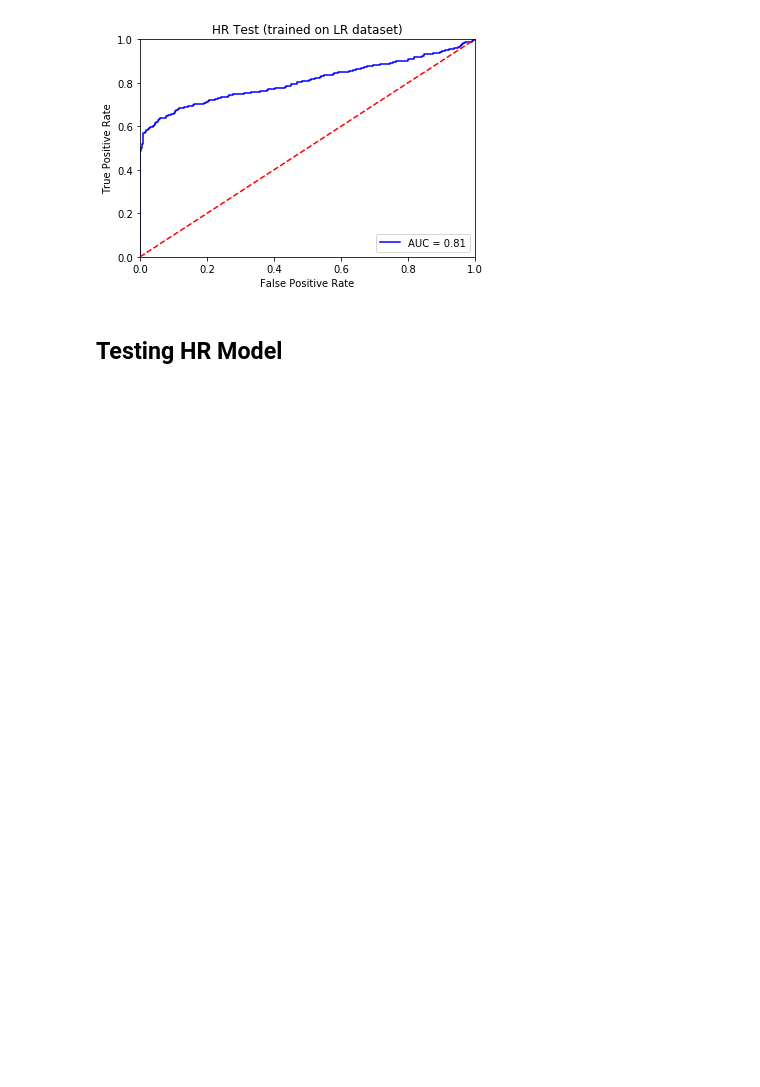
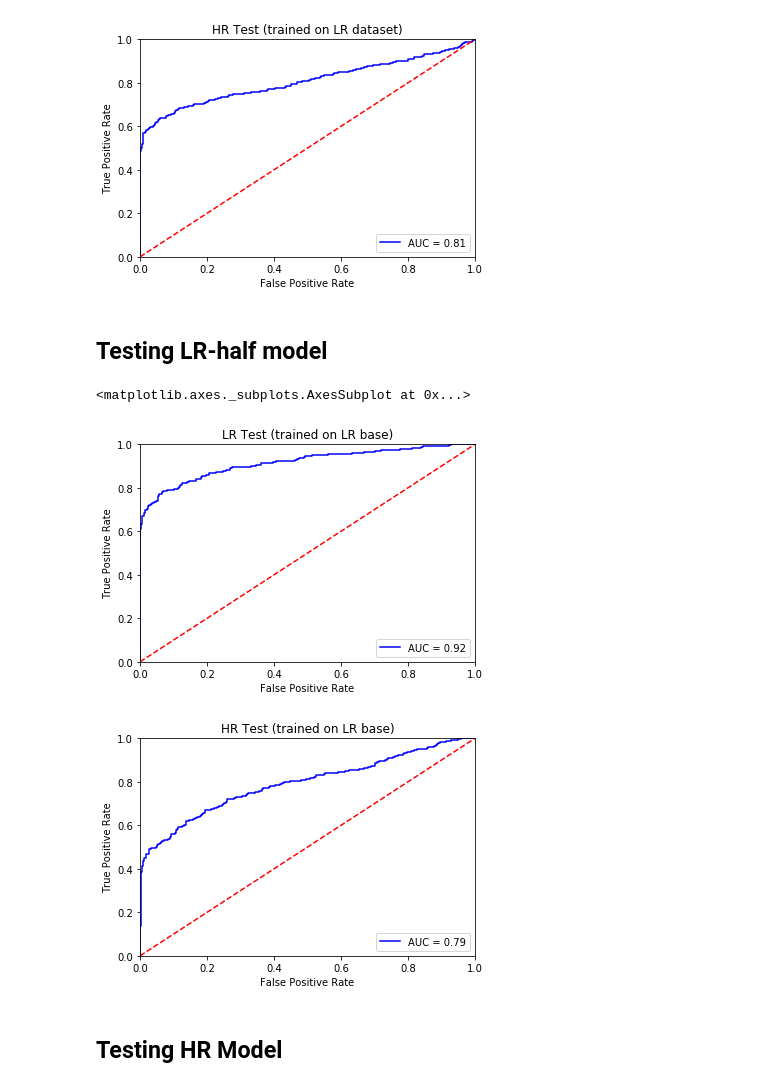
Before and after one commit to cirmuw/dynamicmemory, a Jupyter notebook: BaselineClassification.ipynb, the cells around one changed output. Drawn from its saved outputs; the diff is of its cells as text; code cells hidden in the pictures; blank space fills up the shorter version.

```diff
--- a/BaselineClassification.ipynb
+++ b/BaselineClassification.ipynb
@@ -68,6 +69,40 @@ vu.plot_roc_curve(true, out_proba, title='HR Test (trained on LR dataset)')
 <matplotlib.axes._subplots.AxesSubplot at 0x...>
 [figure]
 [figure]
+# %% [markdown]
+## Testing LR-half model
+# %%
+model = CatsinomModel.load_from_checkpoint('harder_lr_half/version_0/checkpoints/_ckpt_epoch_4.ckpt')
+model.to(device)
+model.freeze()
+# %%
+out_proba = []
+true = []
+for data in test_lr:
+    x, y, img = data
+    x = x.float().to(device)
+    y_out = model.forward(x)
+    y_out = torch.sigmoid(y_out)
+
+    true.extend(y.cpu().numpy())
+    out_proba.extend([o[0] for o in y_out.cpu().numpy()])
+vu.plot_roc_curve(true, out_proba, title='LR Test (trained on LR base)')
+
+out_proba = []
+true = []
+for data in test_hr:
+    x, y, img = data
+    x = x.float().to(device)
+    y_out = model.forward(x)
+    y_out = torch.sigmoid(y_out)
+
+    true.extend(y.cpu().numpy())
+    out_proba.extend([o[0] for o in y_out.cpu().numpy()])
+vu.plot_roc_curve(true, out_proba, title='HR Test (trained on LR base)')
+# %% [output]
+<matplotlib.axes._subplots.AxesSubplot at 0x...>
+[figure, added]
+[figure, added]
 # %% [markdown]
 ## Testing HR Model
 # %%
```
Also changed, not shown: parts of 3 cells of this notebook, 47 other files.
